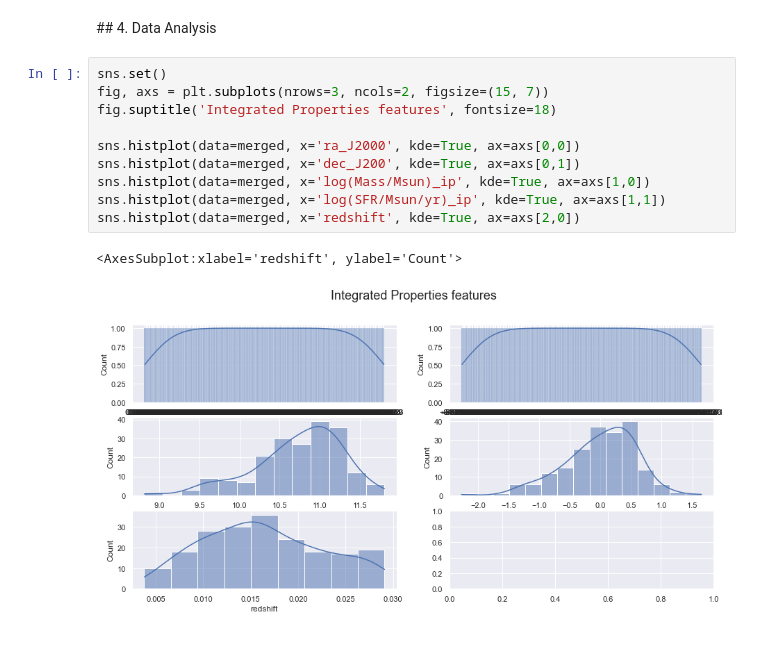
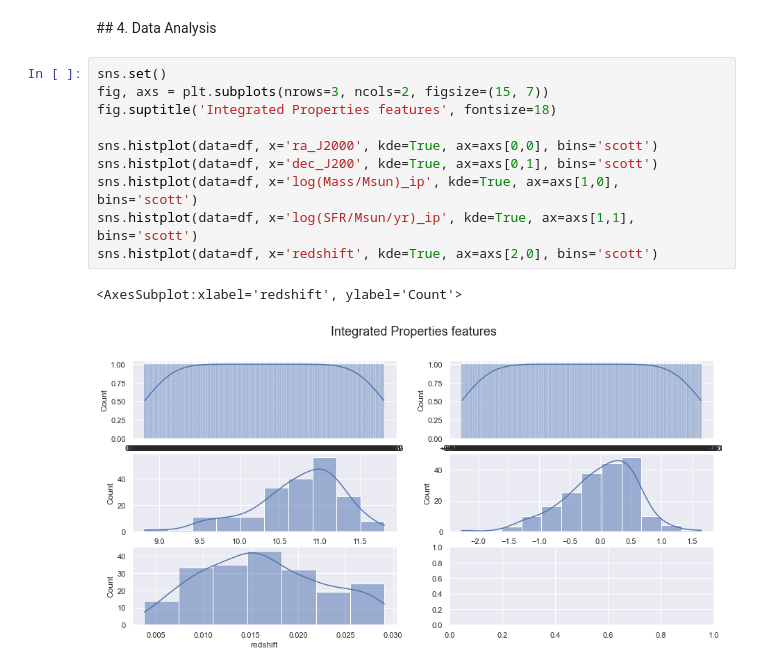
Before and after one commit to nestornav/astroestadistica_2022, a Jupyter notebook: notebooks/pipe3d_data_analysis.ipynb, the cells around one changed output. Drawn from its saved outputs; the diff is of its cells as text.

Commit message:
setup bins to graph. modify column name for tble10. Move merge to a new section

```diff
--- a/notebooks/pipe3d_data_analysis.ipynb
+++ b/notebooks/pipe3d_data_analysis.ipynb
@@ -227,13 +230,13 @@ df = pd.read_csv(path)
 # %%
 sns.set()
 fig, axs = plt.subplots(nrows=3, ncols=2, figsize=(15, 7))
 fig.suptitle('Integrated Properties features', fontsize=18)
 
-sns.histplot(data=merged, x='ra_J2000', kde=True, ax=axs[0,0])
-sns.histplot(data=merged, x='dec_J200', kde=True, ax=axs[0,1])
-sns.histplot(data=merged, x='log(Mass/Msun)_ip', kde=True, ax=axs[1,0])
-sns.histplot(data=merged, x='log(SFR/Msun/yr)_ip', kde=True, ax=axs[1,1])
-sns.histplot(data=merged, x='redshift', kde=True, ax=axs[2,0])
+sns.histplot(data=df, x='ra_J2000', kde=True, ax=axs[0,0], bins='scott')
+sns.histplot(data=df, x='dec_J200', kde=True, ax=axs[0,1], bins='scott')
+sns.histplot(data=df, x='log(Mass/Msun)_ip', kde=True, ax=axs[1,0], bins='scott')
+sns.histplot(data=df, x='log(SFR/Msun/yr)_ip', kde=True, ax=axs[1,1], bins='scott')
+sns.histplot(data=df, x='redshift', kde=True, ax=axs[2,0], bins='scott')
 # %% [output]
 <AxesSubplot:xlabel='redshift', ylabel='Count'>
-[figure, old version]
+[figure, new version]
```
Also changed, not shown: parts of 14 cells of this notebook.
